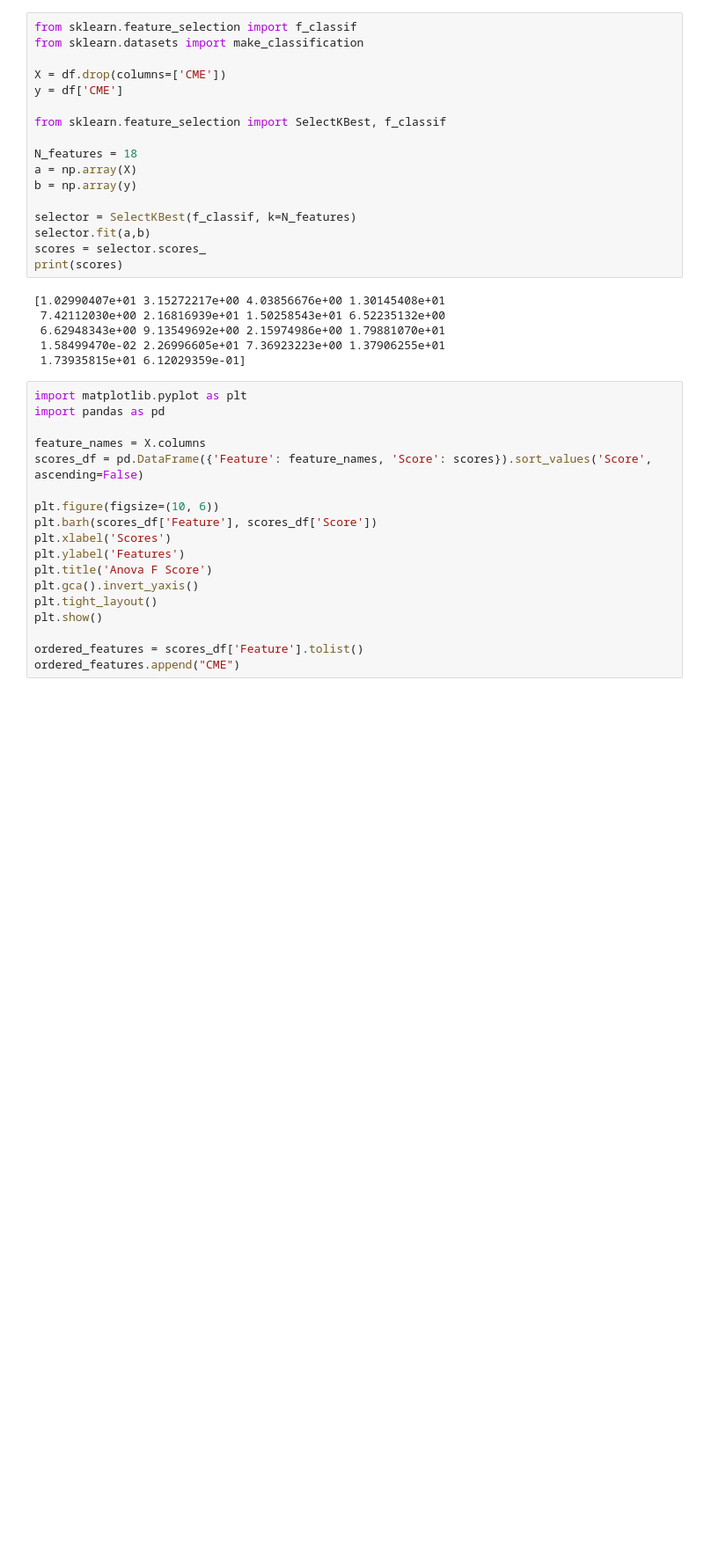
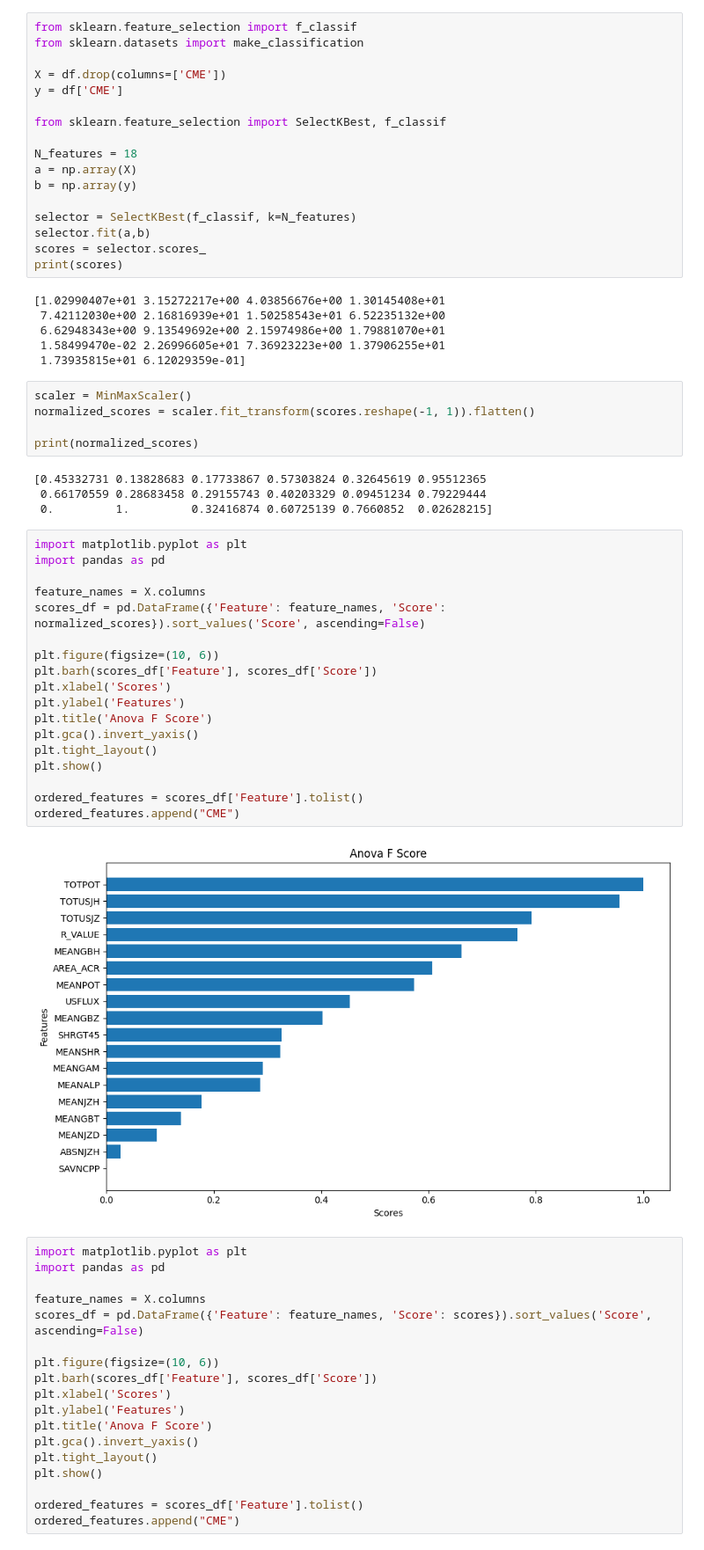
Before and after one commit to nabdeep-patel/flare-cme, a Jupyter notebook: 2024/analysis2024.ipynb, the cells around one changed output. Shown at 88% size. Cells and saved outputs as stored; diff of their text form; blank space fills up the shorter version.

```diff
--- a/2024/analysis2024.ipynb
+++ b/2024/analysis2024.ipynb
@@ -105,6 +91,35 @@ print(scores)
  6.62948343e+00 9.13549692e+00 2.15974986e+00 1.79881070e+01
  1.58499470e-02 2.26996605e+01 7.36923223e+00 1.37906255e+01
  1.73935815e+01 6.12029359e-01]
+# %%
+scaler = MinMaxScaler()
+normalized_scores = scaler.fit_transform(scores.reshape(-1, 1)).flatten()
+
+print(normalized_scores)
+# %% [output]
+[0.45332731 0.13828683 0.17733867 0.57303824 0.32645619 0.95512365
+ 0.66170559 0.28683458 0.29155743 0.40203329 0.09451234 0.79229444
+ 0.         1.         0.32416874 0.60725139 0.7660852  0.02628215]
+# %%
+import matplotlib.pyplot as plt
+import pandas as pd
+
+feature_names = X.columns
+scores_df = pd.DataFrame({'Feature': feature_names, 'Score': normalized_scores}).sort_values('Score', ascending=False)
+
+plt.figure(figsize=(10, 6))
+plt.barh(scores_df['Feature'], scores_df['Score'])
+plt.xlabel('Scores')
+plt.ylabel('Features')
+plt.title('Anova F Score')
+plt.gca().invert_yaxis()
+plt.tight_layout()
+plt.show()
+
+ordered_features = scores_df['Feature'].tolist()
+ordered_features.append("CME")
+# %% [output]
+[figure, added]
 # %%
 import matplotlib.pyplot as plt
 import pandas as pd
```
Also changed, not shown: parts of 3 cells of this notebook, 1 other file.
